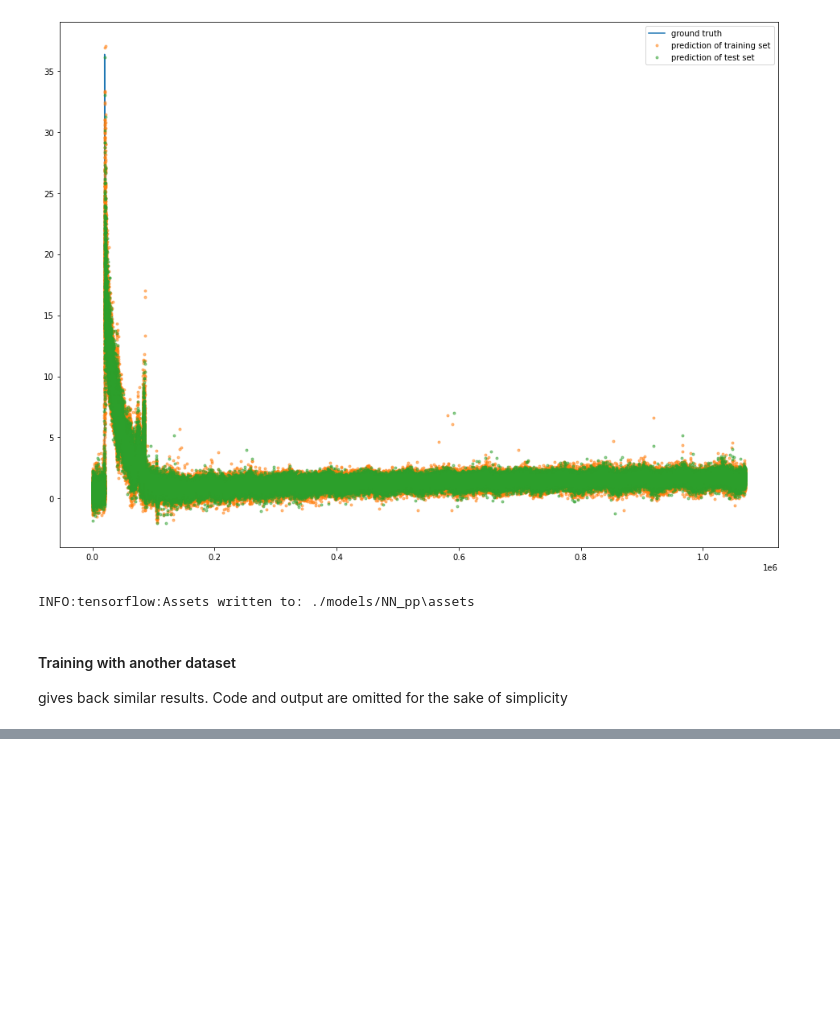
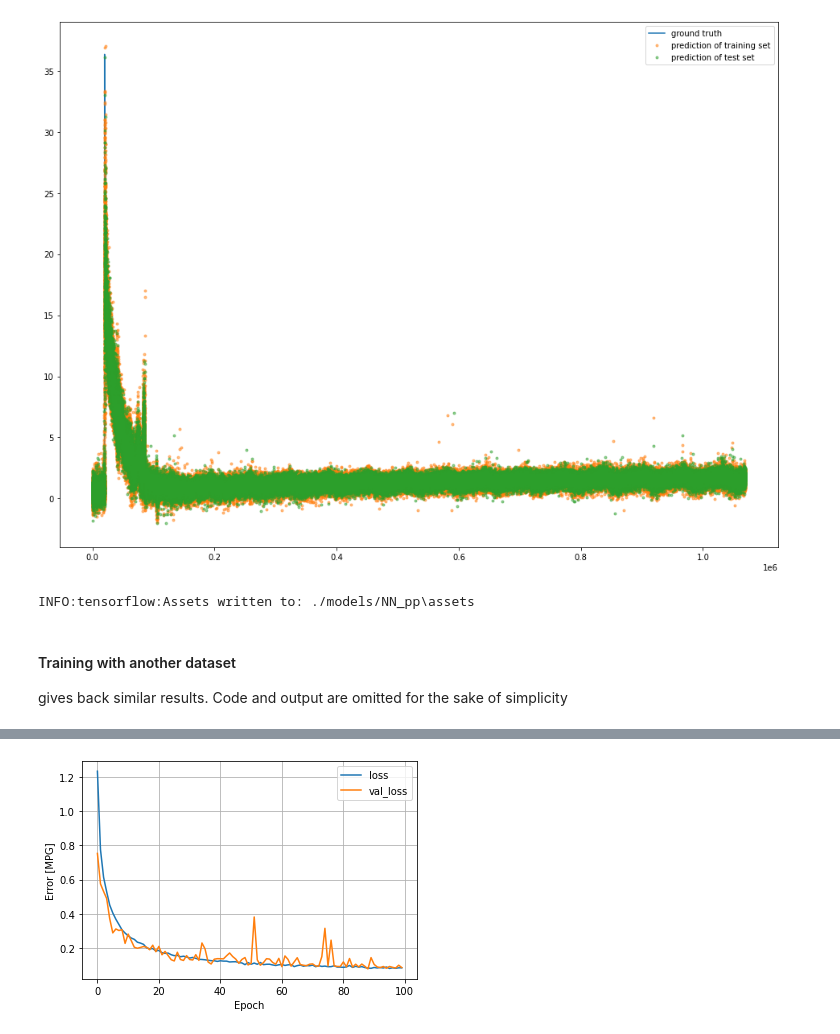
Before and after one commit to chen-xin-94/trelleborg, a Jupyter notebook: scripts/training/NN_ip1k1.ipynb, the cells around one changed output, grey strips where cells are left out. Cells and saved outputs as stored; diff of their text form; code cells hidden in the pictures; blank space fills up the shorter version.

```diff
--- a/scripts/training/NN_ip1k1.ipynb
+++ b/scripts/training/NN_ip1k1.ipynb
@@ -448,0 +473,30 @@ gives back similar results. Code and output are omitted for the sake of simplici
+# %%
+# reshape data
+sample_size = X_train_scaled.shape[0] # number of samples in train set
+time_steps  = X_train_scaled.shape[1] # number of features in train set
+input_dimension = 1               # each feature is represented by 1 number
+X_train_reshaped = X_train_scaled.reshape(sample_size,time_steps,input_dimension)
+X_test_reshaped = X_test_scaled.reshape(X_test_scaled.shape[0],time_steps,input_dimension)
+# %%
+n_timesteps = X_train_reshaped.shape[1] # 242
+n_features  = X_train_reshaped.shape[2] # 1
+def baseline_cnn_model():
+  model = keras.Sequential([
+      layers.Input(shape=(n_timesteps,n_features)),
+      layers.Conv1D(filters=64, kernel_size=7, activation='relu'),
+      layers.MaxPooling1D(pool_size=2),
+      layers.Conv1D(filters=32, kernel_size=5, activation='relu'),
+      layers.MaxPooling1D(pool_size=2),
+      layers.Conv1D(filters=16, kernel_size=3, activation='relu'),
+      layers.MaxPooling1D(pool_size=2),
+      layers.Flatten(),
+      layers.Dense(64, activation='relu'),
+      layers.Dense(n_features)
+  ])
+
+  model.compile(loss='mean_squared_error',
+                optimizer=tf.keras.optimizers.Adam(0.001))
+  return model
+
+CNN = baseline_cnn_model()
+CNN.summary()
@@ -448,0 +521,6 @@ gives back similar results. Code and output are omitted for the sake of simplici
+# %%
+%%time
+history = CNN.fit(
+    X_train_reshaped, y_train, batch_size = 64,
+    validation_split=0.2,
+    verbose=2, epochs=100)
@@ -448,0 +545,4 @@ gives back similar results. Code and output are omitted for the sake of simplici
+# %%
+plot_loss(history)
+# %% [output]
+[figure, added]
```
Also changed, not shown: parts of 14 cells of this notebook.
